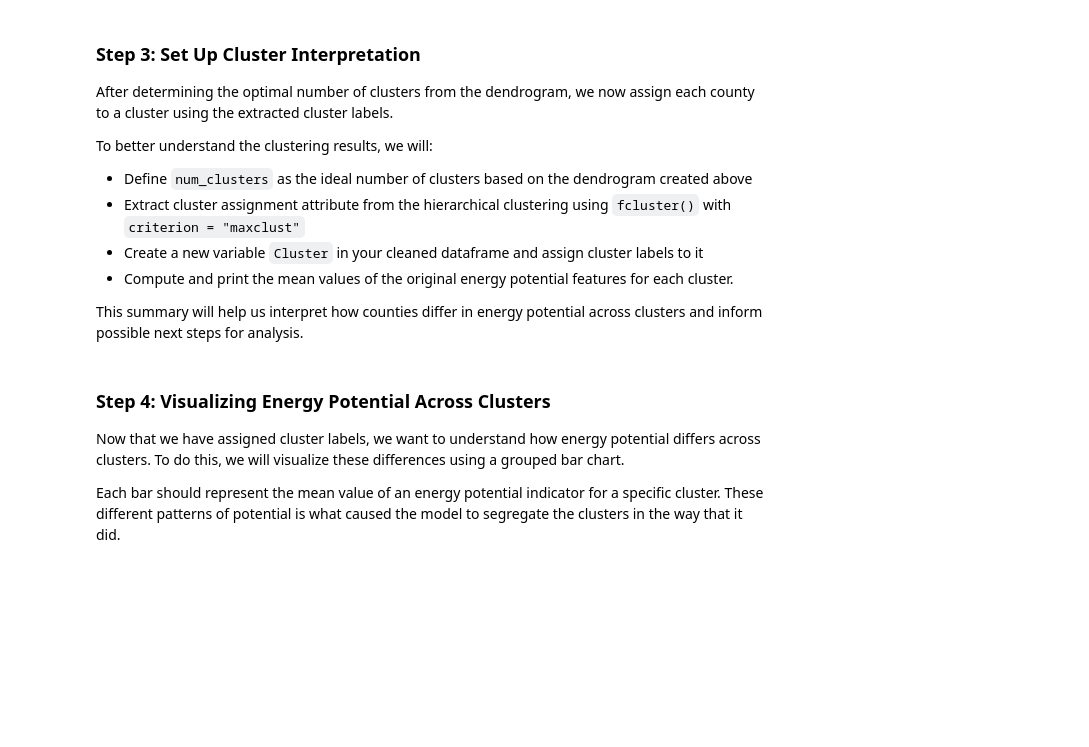
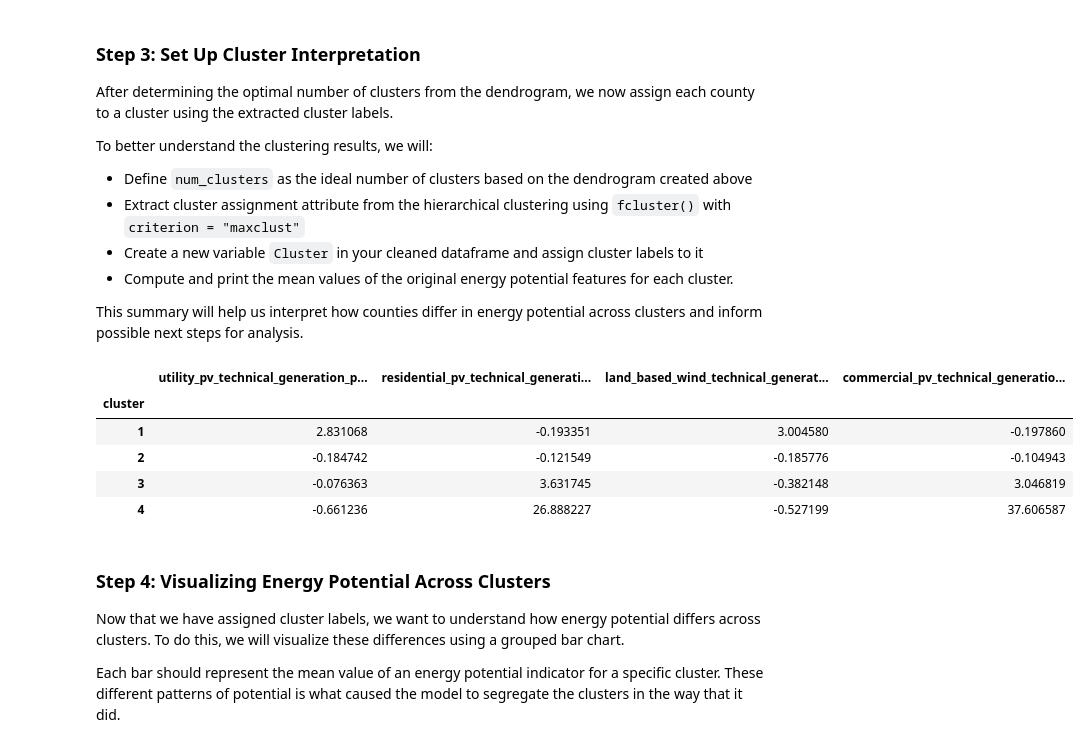
Before and after one commit to haylee360/EDS232-labs, a Jupyter notebook: Week8/lab8-ej-clustering.ipynb, the cells around one changed output. Cells and saved outputs as stored; diff of their text form; code cells hidden in the pictures; blank space fills up the shorter version.

```diff
--- a/Week8/lab8-ej-clustering.ipynb
+++ b/Week8/lab8-ej-clustering.ipynb
@@ -22,9 +22,6 @@ from scipy.cluster.hierarchy import linkage, dendrogram, fcluster
 # Load the EEIP dataset
 # eeip_data = pd.read_csv("/courses/EDS232/Data/eeip.data.csv")
 eeip_data = pd.read_csv("data/eeip-data.csv")
-
-pd.set_option('display.max_columns', None)
-pd.set_option('display.max_rows', None)
 # %% [markdown]
 ## Part I:
 In this part, we will step through an analysis that examines how US counties cluster in their potential production of renewable energy.
@@ -111,6 +83,26 @@ To better understand the clustering results, we will:
 - Compute and print the mean values of the original energy potential features for each cluster.
 
 This summary will help us interpret how counties differ in energy potential across clusters and inform possible next steps for analysis.
+# %%
+# Based on the number of colors on the tree
+num_clusters = 4
+
+# Extract cluster assignment
+clust_assign = fcluster(cluster_mod, criterion='maxclust', t=num_clusters)
+
+# Append cluster assignment to data frame
+X_scaled['cluster'] = clust_assign
+
+# Find mean value of energy potential features for each cluster
+mean_values = X_scaled.groupby('cluster').mean()
+mean_values
+# %% [output]
+|  | utility_pv_technical_generation_p... | residential_pv_technical_generati... | land_based_wind_technical_generat... | commercial_pv_technical_generatio... |
+| cluster |  |  |  |  |
+| 1 | 2.831068 | -0.193351 | 3.004580 | -0.197860 |
+| 2 | -0.184742 | -0.121549 | -0.185776 | -0.104943 |
+| 3 | -0.076363 | 3.631745 | -0.382148 | 3.046819 |
+| 4 | -0.661236 | 26.888227 | -0.527199 | 37.606587 |
 # %% [markdown]
 ### Step 4: Visualizing Energy Potential Across Clusters
 Now that we have assigned cluster labels, we want to understand how energy potential differs across clusters. To do this, we will visualize these differences using a grouped bar chart.
```
Also changed, not shown: parts of 10 cells of this notebook.
